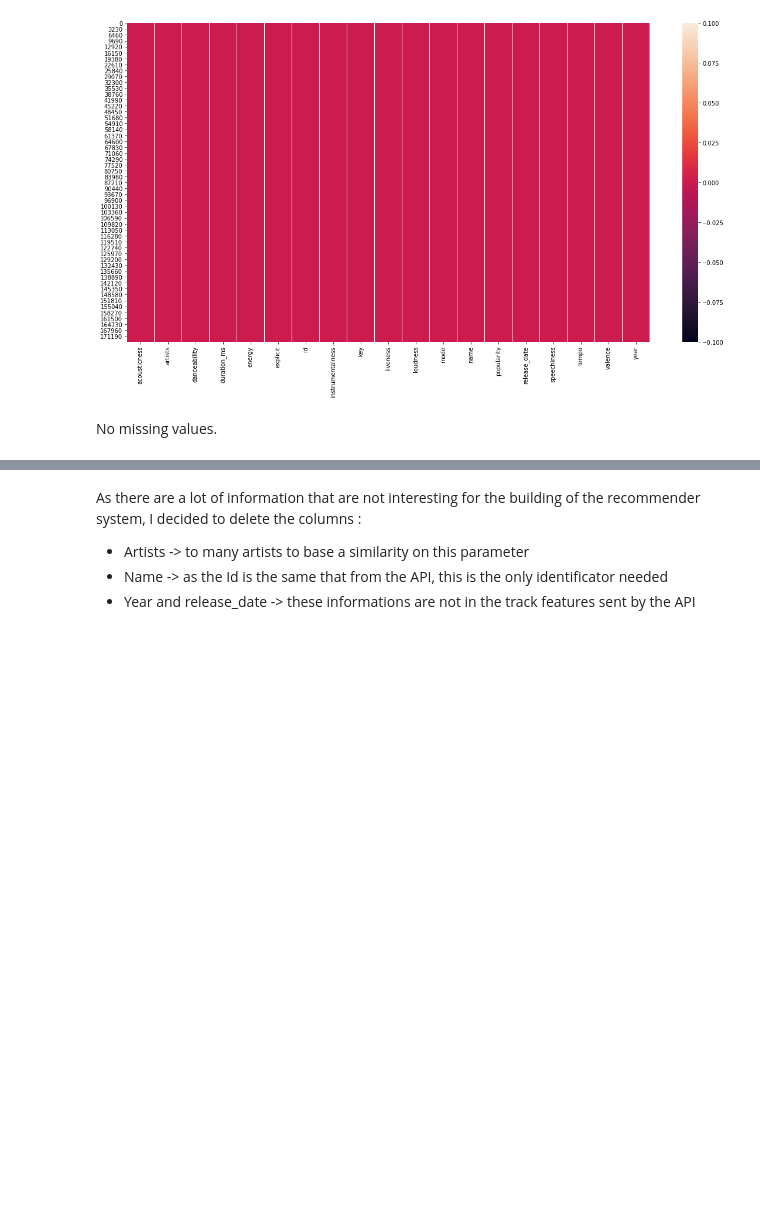
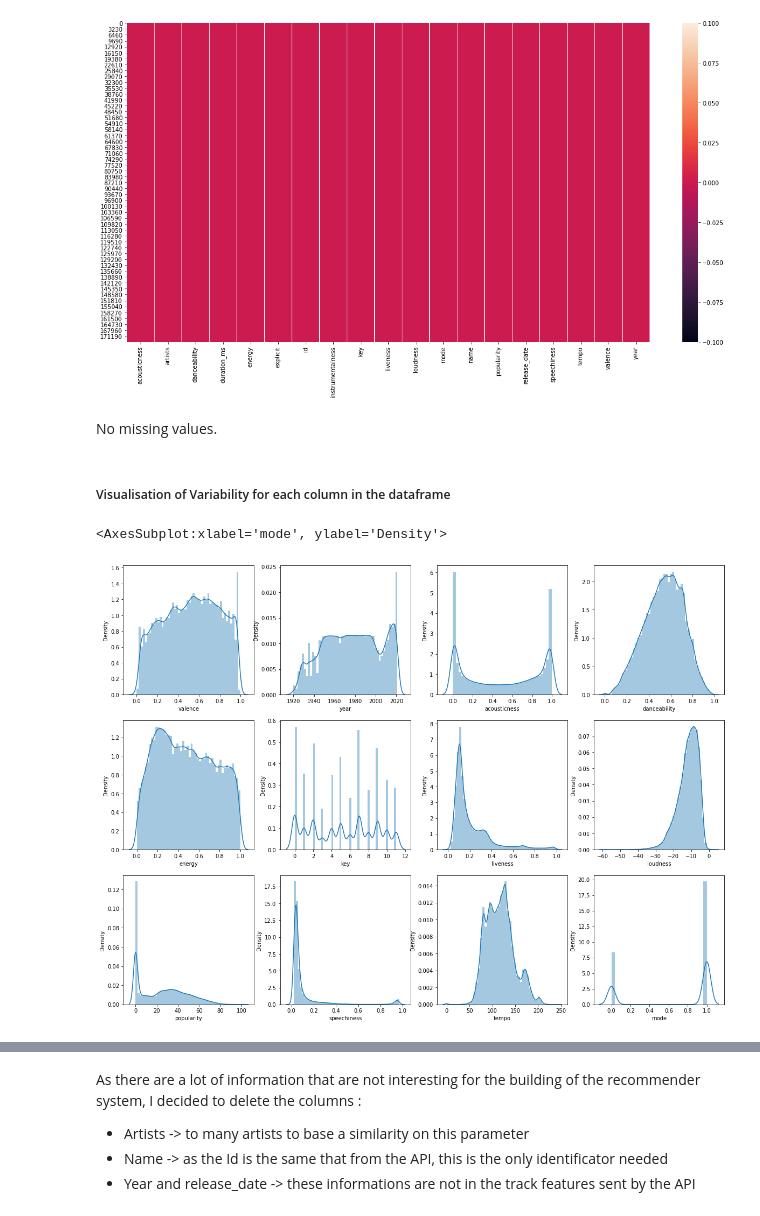
Before and after one commit to florentdrilhon/Music-Bot-Project, a Jupyter notebook: recommender/track_based_recommendation.ipynb, the cells around one changed output, grey strips where cells are left out. Drawn from its saved outputs; the diff is of its cells as text; code cells hidden in the pictures; blank space fills up the shorter version.

```diff
--- a/recommender/track_based_recommendation.ipynb
+++ b/recommender/track_based_recommendation.ipynb
@@ -41,3 +45,24 @@ sns.heatmap(tracks.isna())
 [figure]
 # %% [markdown]
 No missing values.
+# %% [markdown]
+##### Visualisation of Variability for each column in the dataframe
+# %%
+
+fig,ax = plt.subplots(3,4,figsize=(20,15))
+
+sns.distplot(tracks['valence'],ax=ax[0,0])
+sns.distplot(tracks['year'],ax=ax[0,1])
+sns.distplot(tracks['acousticness'],ax=ax[0,2])
+sns.distplot(tracks['danceability'],ax=ax[0,3])
+sns.distplot(tracks['energy'],ax=ax[1,0])
+sns.distplot(tracks['key'],ax=ax[1,1])
+sns.distplot(tracks['liveness'],ax=ax[1,2])
+sns.distplot(tracks['loudness'],ax=ax[1,3])
+sns.distplot(tracks['popularity'],ax=ax[2,0])
+sns.distplot(tracks['speechiness'],ax=ax[2,1])
+sns.distplot(tracks['tempo'],ax=ax[2,2])
+sns.distplot(tracks['mode'],ax=ax[2,3])
+# %% [output]
+<AxesSubplot:xlabel='mode', ylabel='Density'>
+[figure, added]
```
Also changed, not shown: parts of 32 cells of this notebook, 5 other files.
